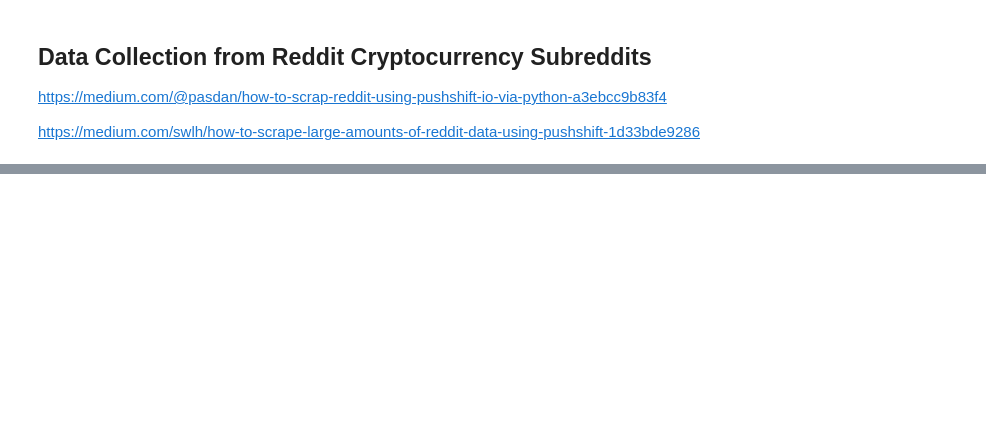
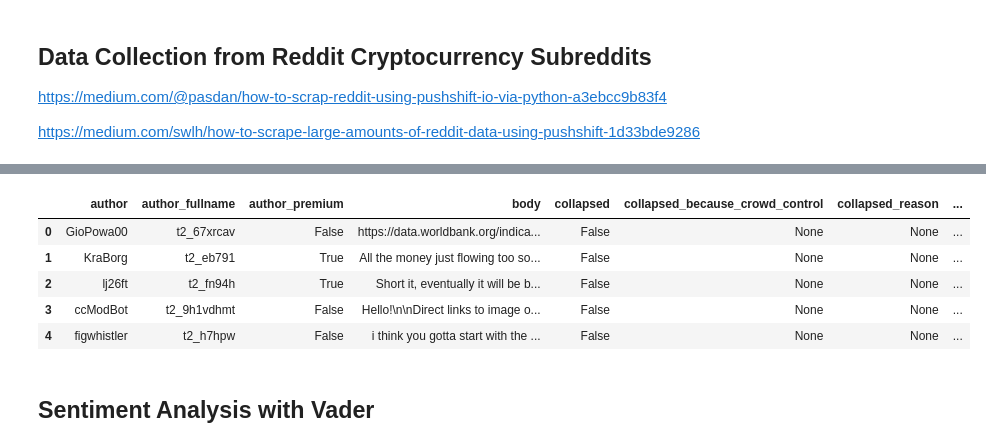
Before and after one commit to dplem/Cryptocurrency-Market-Forecasting, a Jupyter notebook: Notebooks/Data_Collection.ipynb, the cells around one changed output, grey strips where cells are left out. Saved outputs shown, nothing was run; the diff lists cells and outputs as text; code cells hidden in the pictures; blank space fills up the shorter version.

```diff
--- a/Notebooks/Data_Collection.ipynb
+++ b/Notebooks/Data_Collection.ipynb
@@ -304,2 +137,19 @@ comments_df.shape
+# %%
+cols = ['author', 'author_fullname', 'author_premium', 'body', 'collapsed', 'collapsed_because_crowd_control',
+       'collapsed_reason', 'collapsed_reason_code', 'comment_type', 'controversiality', 'created_utc', 'distinguished',
+       'id', 'parent_id', 'permalink']
+# %%
+df = comments_df[cols].copy()
+# %%
+df.head()
+# %% [output]
+|  | author | author_fullname | author_premium | body | collapsed | collapsed_because_crowd_control | collapsed_reason | ... |
+| 0 | GioPowa00 | t2_67xrcav | False | https://data.worldbank.org/indica... | False | None | None | ... |
+| 1 | KraBorg | t2_eb791 | True | All the money just flowing too so... | False | None | None | ... |
+| 2 | lj26ft | t2_fn94h | True | Short it, eventually it will be b... | False | None | None | ... |
+| 3 | ccModBot | t2_9h1vdhmt | False | Hello!\n\nDirect links to image o... | False | None | None | ... |
+| 4 | figwhistler | t2_h7hpw | False | i think you gotta start with the ... | False | None | None | ... |
 # %%
 comments_df.to_csv('../Data/Reddit_Comments/Cryptocurrency_09012021.csv', header=True, index=False, columns=list(comments_df.axes[1]))
+# %% [markdown]
+## Sentiment Analysis with Vader
```
Also changed, not shown: parts of 43 cells of this notebook.
